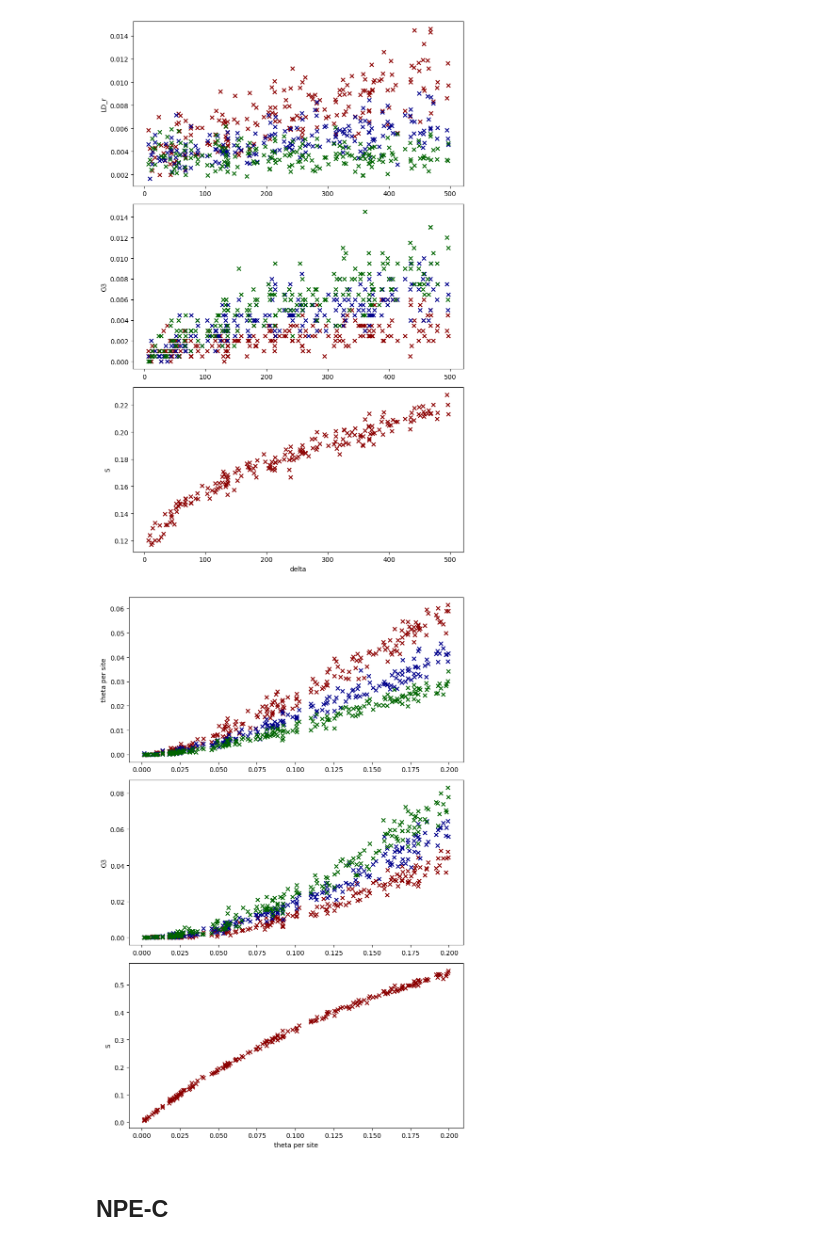
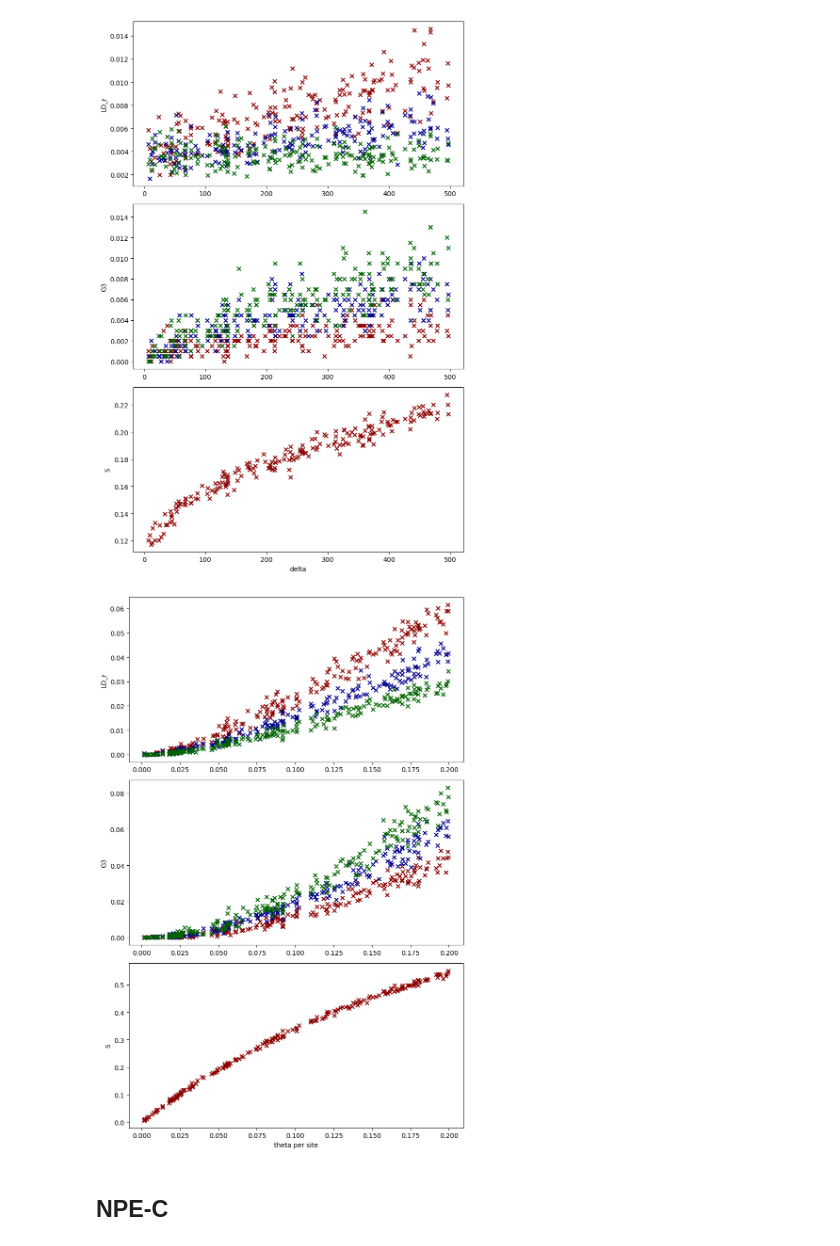
Before and after one commit to haochu-liu/likelihood-free, a Jupyter notebook: python/run_ClonalOrigin_sbi.ipynb, the cells around one changed output. Saved outputs shown, nothing was run; the diff lists cells and outputs as text; code cells hidden in the pictures.

```diff
--- a/python/run_ClonalOrigin_sbi.ipynb
+++ b/python/run_ClonalOrigin_sbi.ipynb
@@ -116,24 +112,24 @@ plt.show()
 # %%
 fig, axs = plt.subplots(3, 1, figsize=(8, 12))
 
 axs[0].scatter(x_mat[:, 2], theta_site_mat[:, 0], marker='x', color='darkred')
 axs[0].scatter(x_mat[:, 2], theta_site_mat[:, 1], marker='x', color='darkblue')
 axs[0].scatter(x_mat[:, 2], theta_site_mat[:, 2], marker='x', color='darkgreen')
-axs[0].set_ylabel('theta per site')
+axs[0].set_ylabel('LD_r')
 
 axs[1].scatter(x_mat[:, 2], theta_site_mat[:, 3], marker='x', color='darkred')
 axs[1].scatter(x_mat[:, 2], theta_site_mat[:, 4], marker='x', color='darkblue')
 axs[1].scatter(x_mat[:, 2], theta_site_mat[:, 5], marker='x', color='darkgreen')
 axs[1].set_ylabel('G3')
 
 axs[2].scatter(x_mat[:, 2], theta_site_mat[:, 6], marker='x', color='darkred')
 axs[2].set_xlabel('theta per site')
 axs[2].set_ylabel('S')
 
 plt.tight_layout()
 plt.show()
 # %% [output]
-[figure, old version]
+[figure, new version]
 # %% [markdown]
 ## NPE-C
 # %% [markdown]
```
Also changed, not shown: parts of 13 cells of this notebook, 1 other file.
